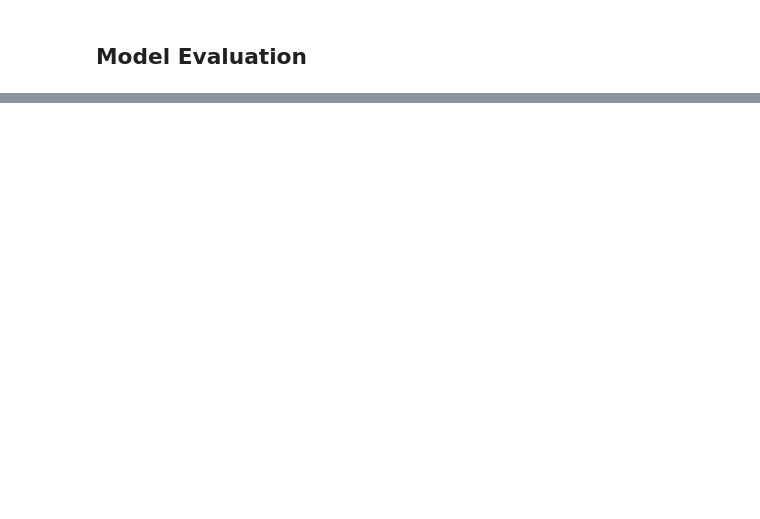
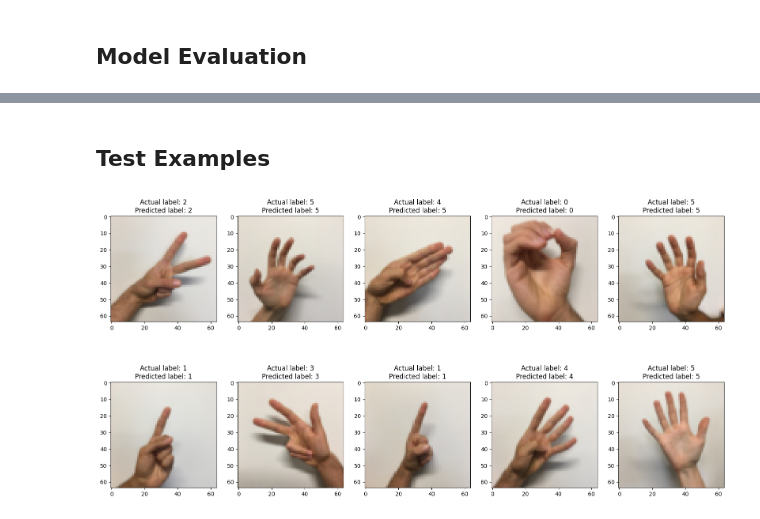
Before and after one commit to sujanW0W/finger-sign-detection-CNN, a Jupyter notebook: code.ipynb, the cells around one changed output, grey strips where cells are left out. Saved outputs shown, nothing was run; the diff lists cells and outputs as text; code cells hidden in the pictures; blank space fills up the shorter version.

Commit message:
fix: fixed IndexOutOfBound problem while generating random indices

```diff
--- a/code.ipynb
+++ b/code.ipynb
@@ -306,0 +307,37 @@ Accuracy: 94.167%
+# %% [markdown]
+## Test Examples
+# %%
+# Prediction function
+
+def predict(image):
+    # Add a batch dimension at the beginning (shape: 1, H, W, C)
+    image = image.unsqueeze(0)
+
+    image = image.float()
+    image = image.permute(0, 3, 1, 2)
+
+    cnn_model.eval()
+    with torch.no_grad():
+        output = cnn_model.forward(image)
+
+    _, prediction = torch.max(output, 1)
+
+    return prediction
+# %%
+random_indices = [random.randint(0, X_test.shape[0] - 1) for _ in range(10)]
+
+images = [X_test[idx] for idx in random_indices]
+labels = [y_test[idx] for idx in random_indices]
+
+predicted_labels = [predict(image) for image in images]
+
+rows = 2
+columns = 5
+plt.figure(figsize=(20, 10))
+
+for i, (image, label, predicted_label) in enumerate(zip(images, labels, predicted_labels)):
+    plt.subplot(rows, columns, i + 1)
+    plt.imshow(image)
+    plt.title(f"Actual label: {label}\nPredicted label: {predicted_label[0]}")
+# %% [output]
+[figure, added]
```
Also changed, not shown: parts of 4 cells of this notebook.
